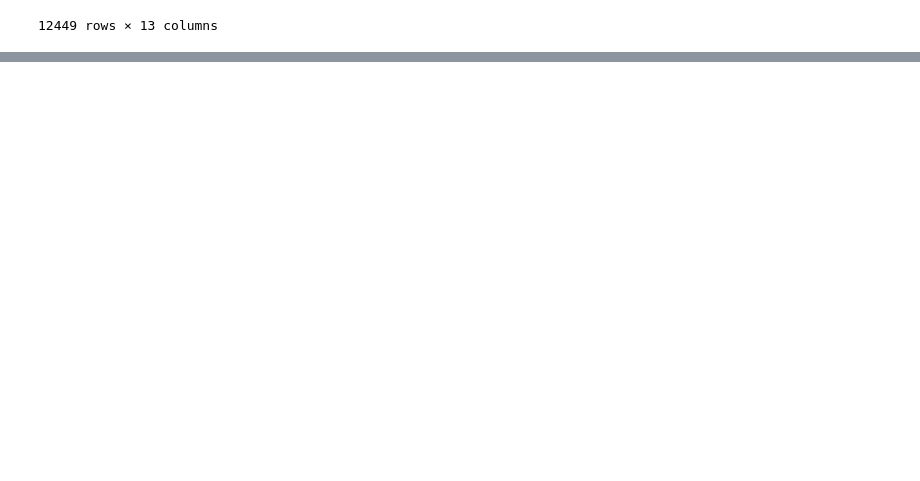
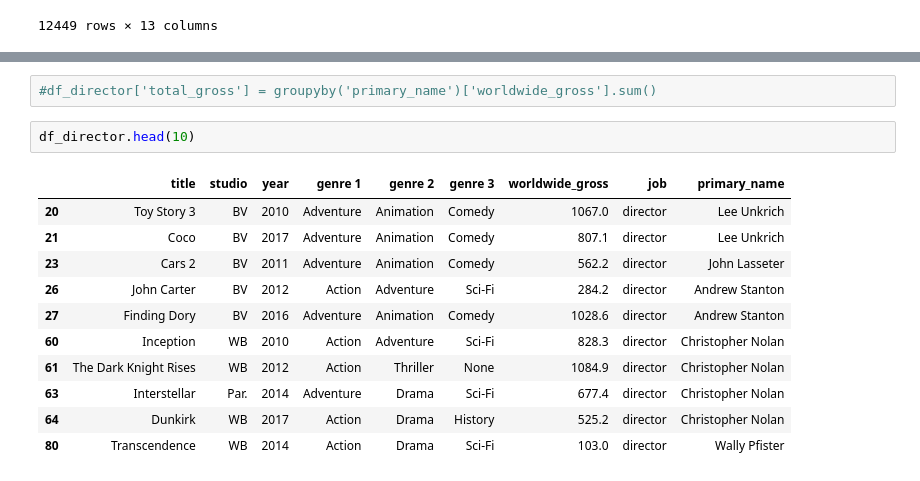
Before and after one commit to Jyve00/Microsoft_Movie_Project, a Jupyter notebook: Data Join Visualization.ipynb, the cells around one changed output, grey strips where cells are left out. Drawn from its saved outputs; the diff is of its cells as text; blank space fills up the shorter version.

```diff
--- a/Data Join Visualization.ipynb
+++ b/Data Join Visualization.ipynb
@@ -1142,0 +1234,16 @@ df_merged3
+# %%
+#df_director['total_gross'] = groupyby('primary_name')['worldwide_gross'].sum()
+# %%
+df_director.head(10)
+# %% [output]
+|  | title | studio | year | genre 1 | genre 2 | genre 3 | worldwide_gross | job | primary_name |
+| 20 | Toy Story 3 | BV | 2010 | Adventure | Animation | Comedy | 1067.0 | director | Lee Unkrich |
+| 21 | Coco | BV | 2017 | Adventure | Animation | Comedy | 807.1 | director | Lee Unkrich |
+| 23 | Cars 2 | BV | 2011 | Adventure | Animation | Comedy | 562.2 | director | John Lasseter |
+| 26 | John Carter | BV | 2012 | Action | Adventure | Sci-Fi | 284.2 | director | Andrew Stanton |
+| 27 | Finding Dory | BV | 2016 | Adventure | Animation | Comedy | 1028.6 | director | Andrew Stanton |
+| 60 | Inception | WB | 2010 | Action | Adventure | Sci-Fi | 828.3 | director | Christopher Nolan |
+| 61 | The Dark Knight Rises | WB | 2012 | Action | Thriller | None | 1084.9 | director | Christopher Nolan |
+| 63 | Interstellar | Par. | 2014 | Adventure | Drama | Sci-Fi | 677.4 | director | Christopher Nolan |
+| 64 | Dunkirk | WB | 2017 | Action | Drama | History | 525.2 | director | Christopher Nolan |
+| 80 | Transcendence | WB | 2014 | Action | Drama | Sci-Fi | 103.0 | director | Wally Pfister |
```
Also changed, not shown: parts of 21 cells of this notebook, 5 other files.
